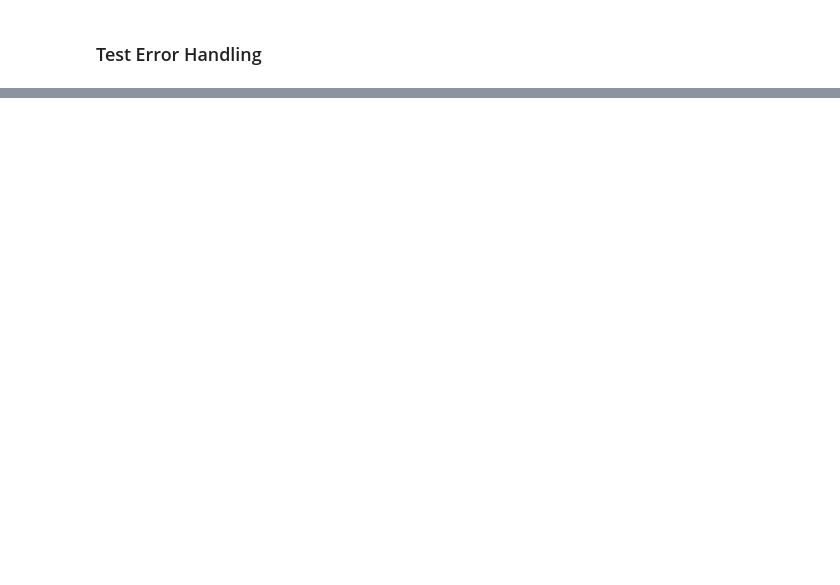
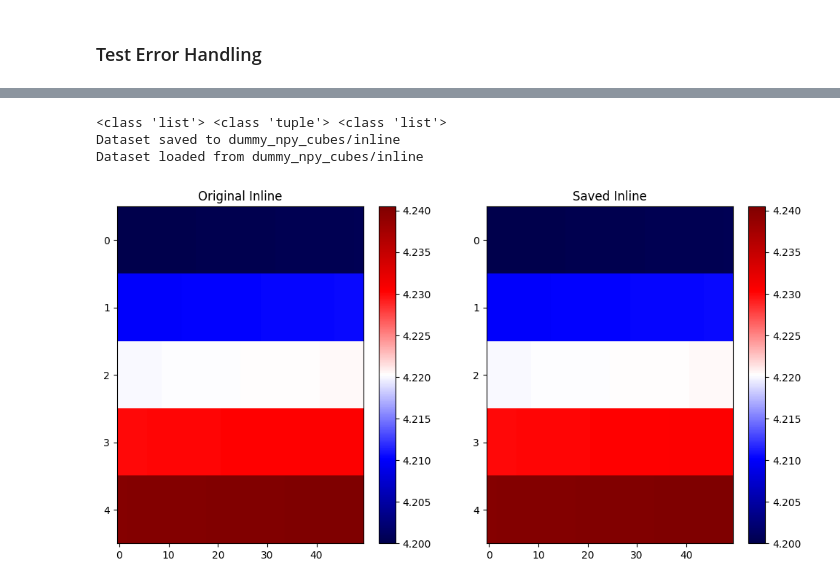
Before and after one commit to makamoa/alphasei, a Jupyter notebook: src/dataset/datasetExample.ipynb, the cells around one changed output, grey strips where cells are left out. Saved outputs shown, nothing was run; the diff lists cells and outputs as text; code cells hidden in the pictures; blank space fills up the shorter version.

```diff
--- a/src/dataset/datasetExample.ipynb
+++ b/src/dataset/datasetExample.ipynb
@@ -184,0 +243,27 @@ Caught expected error: ('Invalid mode. Must be one of ', ['traces', 'inline', 'x
+# %%
+def plot_seismic_data_two(data1, data2, title):
+    # plot the data from both sets side by side
+    plt.figure(figsize=(12, 6))
+    plt.subplot(1, 2, 1)
+    plt.imshow(data1, cmap='seismic', aspect='auto')
+    plt.colorbar()
+    plt.title('Original {}'.format(title))
+
+    plt.subplot(1, 2, 2)
+    plt.imshow(data2, cmap='seismic', aspect='auto')
+    plt.colorbar()
+    plt.title('Saved {}'.format(title))
+    plt.show()
+# %%
+
+dataset_inline.save_dataset(path_inline)
+new_dataset_inline = SeismicDataset.from_path(path_inline)
+
+idx = random.randint(0, len(new_dataset_inline)-1)
+plot_seismic_data_two(dataset_inline[idx], new_dataset_inline[idx], 'Inline')
+assert np.array_equal(dataset_inline[idx], new_dataset_inline[idx])
+# %% [output]
+<class 'list'> <class 'tuple'> <class 'list'>
+Dataset saved to dummy_npy_cubes/inline
+Dataset loaded from dummy_npy_cubes/inline
+[figure, added]
```
Also changed, not shown: parts of 21 cells of this notebook, 2 other files.
